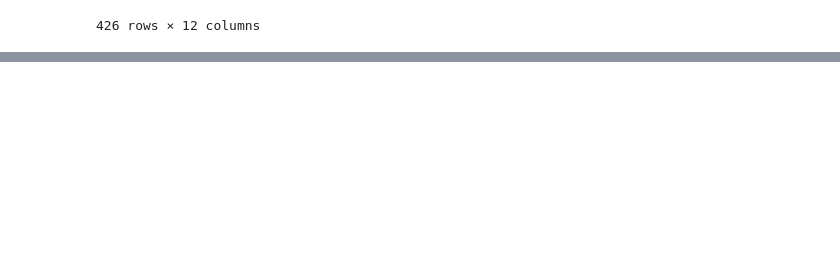
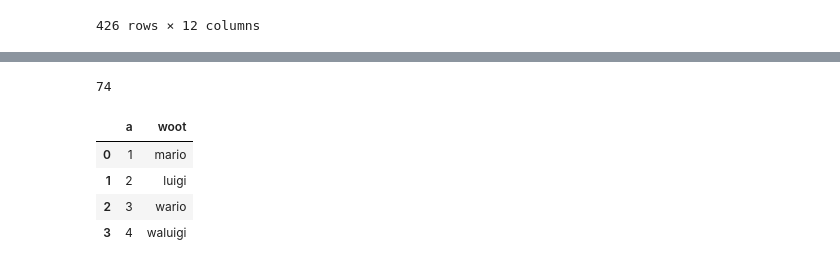
Before and after one commit to OlivierAM23/ds5_assignment_group7, a Jupyter notebook: week 4/test_olivier.ipynb, the cells around one changed output, grey strips where cells are left out. Drawn from its saved outputs; the diff is of its cells as text; code cells hidden in the pictures; blank space fills up the shorter version.

```diff
--- a/week 4/test_olivier.ipynb
+++ b/week 4/test_olivier.ipynb
@@ -54,0 +119,4 @@ a.iloc[[item for item in a.index if item not in drdx],:]
+# %%
+2*(len(df['Category'].unique())+1)
+# %% [output]
+74
@@ -54,0 +125,14 @@ a.iloc[[item for item in a.index if item not in drdx],:]
+# %%
+a=pd.DataFrame({
+    'a':[1,2,3,4]
+})
+# %%
+a.loc[:,'woot']=['mario','luigi','wario','waluigi']
+# %%
+a
+# %% [output]
+|  | a | woot |
+| 0 | 1 | mario |
+| 1 | 2 | luigi |
+| 2 | 3 | wario |
+| 3 | 4 | waluigi |
```
Also changed, not shown: parts of 11 cells of this notebook, 1 other file.
